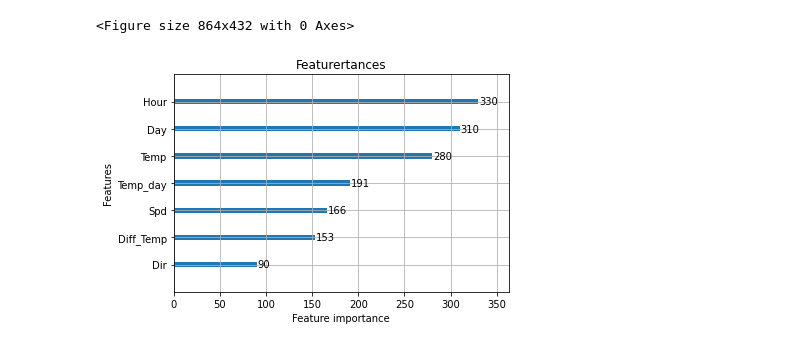
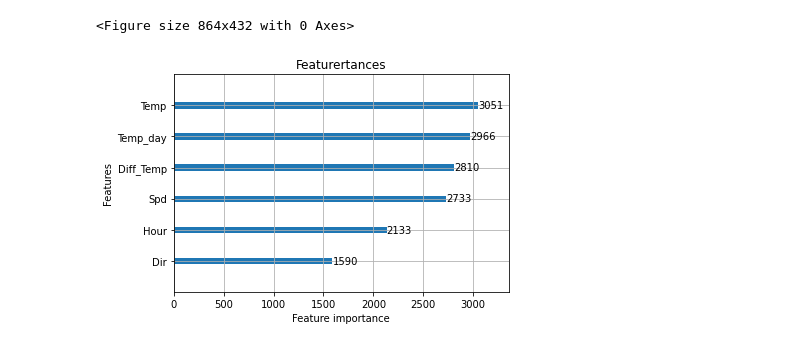
Before and after one commit to WryBin/Elec3, a Jupyter notebook: LightGBM.ipynb, the cells around one changed output. Drawn from its saved outputs; the diff is of its cells as text; code cells hidden in the pictures.

```diff
--- a/LightGBM.ipynb
+++ b/LightGBM.ipynb
@@ -1,73 +9,77 @@
 # %%
-# Data
-import pandas as pd
-from sklearn.model_selection import train_test_split
-from sklearn.metrics import mean_squared_error
-import lightgbm as lgb
-import matplotlib.pyplot as plt
-
-Mode = 'Train'
+Mode = 'Pred'
+point = 600
+by_day = False
 
 sunshine = pd.read_csv("Dataset/sunshine.csv")
 temp = pd.read_csv("Dataset/temp.csv")
 wind = pd.read_csv("Dataset/wind.csv")
 
-point = 600
+Temp_day = temp.groupby(['Day'])['Temp'].mean().to_frame('Temp_day').reset_index()
+Temp_day['Diff_Temp'] = Temp_day['Temp_day'].diff()
+# wind['Dir_cos'] = np.cos(wind['Dir'] * np.pi / 180)
+# wind['Dir_sin'] = np.sin(wind['Dir'] * np.pi / 180)
 
 if Mode == 'Train':
     train_data = sunshine[0:-point].merge(temp, on=['Day', 'Hour'], how='left')
-    val_data = sunshine[4500-point:].merge(temp, on=['Day', 'Hour'], how='left')
+    train_data = train_data.merge(wind, on=['Day', 'Hour'], how='left')
+    val_data = sunshine[-point:].merge(temp, on=['Day', 'Hour'], how='left')
+    val_data = val_data.merge(wind, on=['Day', 'Hour'], how='left')
     pre_data = val_data.copy()
 
 elif Mode == 'Pred':
-    train_data = sunshine[0:-point].merge(temp, on=['Day', 'Hour'], how='left')
-    val_data = sunshine[4500-point:].merge(temp, on=['Day', 'Hour'], how='left')
+    train_data = sunshine.merge(temp, on=['Day', 'Hour'], how='left')
+    train_data = train_data.merge(wind, on=['Day', 'Hour'], how='left')
+    val_data = train_data.copy()
     sunshine1 = sunshine.iloc[0:150, :]
     sunshine1['Day'] = sunshine1['Day'].map(lambda x: x + 300)
     pre_data = sunshine1.merge(temp, on=['Day', 'Hour'], how='left')
+    pre_data = pre_data.merge(wind, on=['Day', 'Hour'], how='left')
+    pre_data['Radiation'] = 0
 
-train_data = train_data.merge(wind, on=['Day', 'Hour'], how='left')
-Temp_day = train_data.groupby(['Day'])['Temp'].mean().to_frame('Temp_day').reset_index()
-Temp_day['Diff_Temp'] = Temp_day['Temp_day'].diff()
 train_data = train_data.merge(Temp_day, on=['Day'], how='left')
-
-val_data = val_data.merge(wind, on=['Day', 'Hour'], how='left')
-Temp_day = val_data.groupby(['Day'])['Temp'].mean().to_frame('Temp_day').reset_index()
-Temp_day['Diff_Temp'] = Temp_day['Temp_day'].diff()
 val_data = val_data.merge(Temp_day, on=['Day'], how='left')
-
-pre_data = pre_data.merge(wind, on=['Day', 'Hour'], how='left')
-Temp_day = pre_data.groupby(['Day'])['Temp'].mean().to_frame('Temp_day').reset_index()
-Temp_day['Diff_Temp'] = Temp_day['Temp_day'].diff()
 pre_data = pre_data.merge(Temp_day, on=['Day'], how='left')
 
+if by_day:
+    train_data = train_data.groupby(['Day']).mean().reset_index()
+    val_data = val_data.groupby(['Day']).mean().reset_index()
+    pre_data = pre_data.groupby(['Day']).mean().reset_index()
+
 features = [f for f in train_data.columns if f not in ['Radiation', 'day_t']]
-X_train, X_test, Y_train, Y_test = train_test_split(train_data[features], train_data['Radiation'].values, test_size=0.1, random_state=42)
+# features = [f for f in train_data.columns if f in ['Radiation', 'day_t']]
 
 params = {
-    'task': 'train',
     'boosting': 'gbdt',
-    'objective': 'regression_l2',
-    'num_leaves': 20,
-    'learning_rate': 0.1,
+    'objective': 'huber',
+    'num_leaves': 52,
+    'learning_rate': 0.07,
     'metric': {'mse'},
     'verbose': -1,
-    'min_data_in_leaf': 4,
-    'max_depth':7,
-    'seed':42
+    'min_data_in_leaf': 5,
+    'max_depth':10,
+    'seed':42,
+    'num_iterations': 300,
+    'sub_feature': 0.7,
 }
 
+
 lgb_train = lgb.Dataset(train_data[features], train_data['Radiation'].values)
-lgb_eval = lgb.Dataset(val_data[features], val_data['Radiation'].values, reference=lgb_train)
+lgb_eval = lgb.Dataset(val_data[features], val_data['Radiation'].values, reference=lgb_train) # 其实可以去掉
 
-# train
-gbm = lgb.train(params,
-                train_set=lgb_train,
-                valid_sets=lgb_eval,
-                callbacks=[lgb.early_stopping(stopping_rounds=30)])
+if Mode ==  'Train':
+    gbm = lgb.train(params,
+                    train_set=lgb_train,
+                    valid_sets=lgb_eval,
+                    callbacks=[lgb.early_stopping(stopping_rounds=300)], )
+elif Mode == 'Pred':
+    gbm = lgb.train(params,
+                train_set=lgb_train)
+
 
 # 预测提交数据
 Y_pred = gbm.predict(pre_data[features])
+Y_train = gbm.predict(train_data[features])
 
 plt.figure(figsize=(12, 6))
 lgb.plot_importance(gbm, max_num_features=20)
@@ -80,3 +94,3 @@ Did not meet early stopping. Best iteration is:
 <Figure size 864x432 with 0 Axes>
-[figure, old version]
+[figure, new version]
 # %%
```
Also changed, not shown: parts of 3 cells of this notebook.
